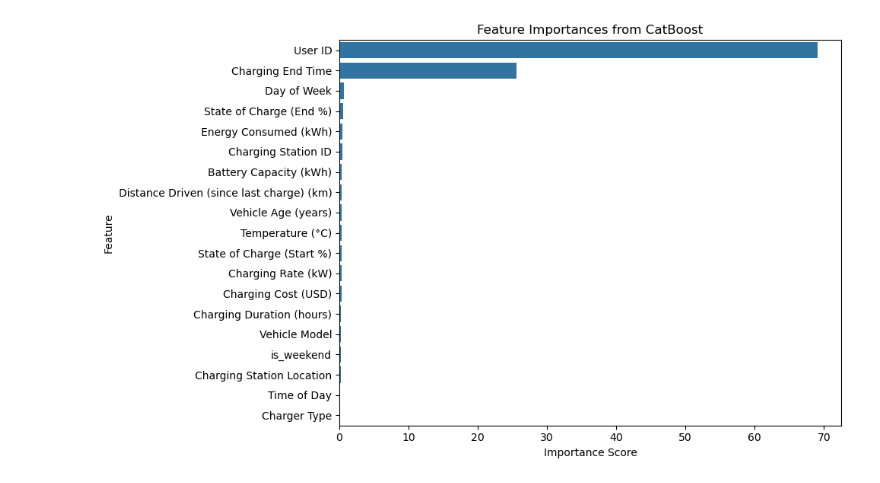
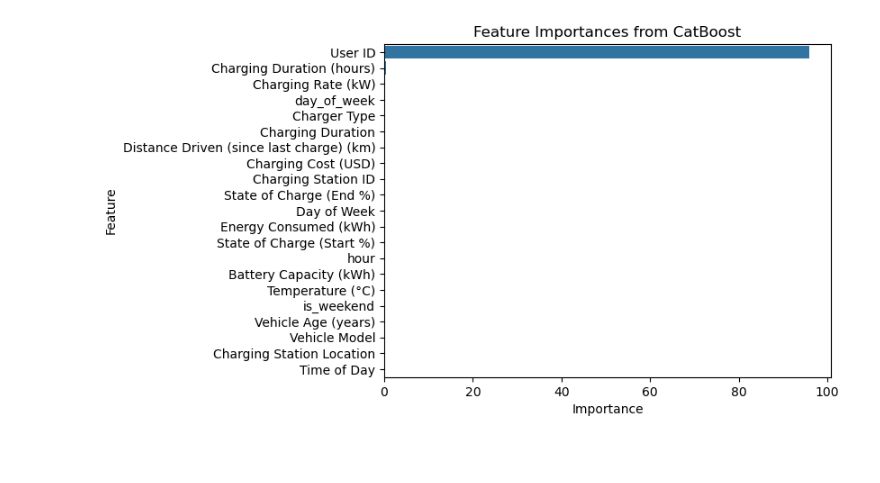
Before and after one commit to mkhoi2004/AI, a Jupyter notebook: Plus.ipynb, the cells around one changed output. Saved outputs shown, nothing was run; the diff lists cells and outputs as text; code cells hidden in the pictures; blank space fills up the shorter version.

```diff
--- a/Plus.ipynb
+++ b/Plus.ipynb
@@ -115 +122,5 @@ X_train, X_test, y_train, y_test = train_test_split(
+# %%
+# Apply SMOTE for Class Balancing
+smote = SMOTE(random_state=42)
+X_resampled, y_resampled = smote.fit_resample(X_train, y_train)
 # %%
@@ -171,0 +157,18 @@ catboost_model.fit(X_train, y_train)
+# %%
+# Train CatBoost Model
+# Initialize CatBoost model
+catboost_model = CatBoostClassifier(verbose=0, random_state=42)
+
+# Cross-validation
+cv_scores_cb = cross_val_score(catboost_model, X_resampled, y_resampled, cv=cv, scoring='f1_macro')
+print(f"CatBoost CV F1-score: {cv_scores_cb.mean():.4f}")
+
+# Train the model
+catboost_model.fit(X_resampled, y_resampled)
+
+# Predictions
+y_pred_cb = catboost_model.predict(X_test)
+
+# Evaluation
+print("CatBoost Classification Report:")
+print(classification_report(y_test, y_pred_cb))
@@ -172,22 +267,12 @@ catboost_model.fit(X_train, y_train)
 # %%
-# Lấy tên cột từ dữ liệu đã xử lý
-feature_names = X_processed.columns
+# Feature Importance Visualization
+# Feature importance from CatBoost
+importances = catboost_model.get_feature_importance()
+feature_importances = pd.DataFrame({'Feature': X.columns, 'Importance': importances})
 
-# Lấy độ quan trọng của đặc trưng
-importances = catboost_model.get_feature_importance()
-feature_importances = pd.DataFrame({'Feature': feature_names, 'Importance': importances})
-
-# Vẽ biểu đồ
-import seaborn as sns
-import matplotlib.pyplot as plt
-
-plt.figure(figsize=(10, 6))
-sns.barplot(data=feature_importances.sort_values(by='Importance', ascending=False),
-            x='Importance', y='Feature')
+# Plot
+sns.barplot(data=feature_importances.sort_values(by='Importance', ascending=False), x='Importance', y='Feature')
 plt.title('Feature Importances from CatBoost')
-plt.xlabel("Importance Score")
-plt.ylabel("Feature")
-plt.tight_layout()
 plt.show()
 # %% [output]
-[figure, old version]
+[figure, new version]
```
Also changed, not shown: parts of 20 cells of this notebook, 18 other files.
